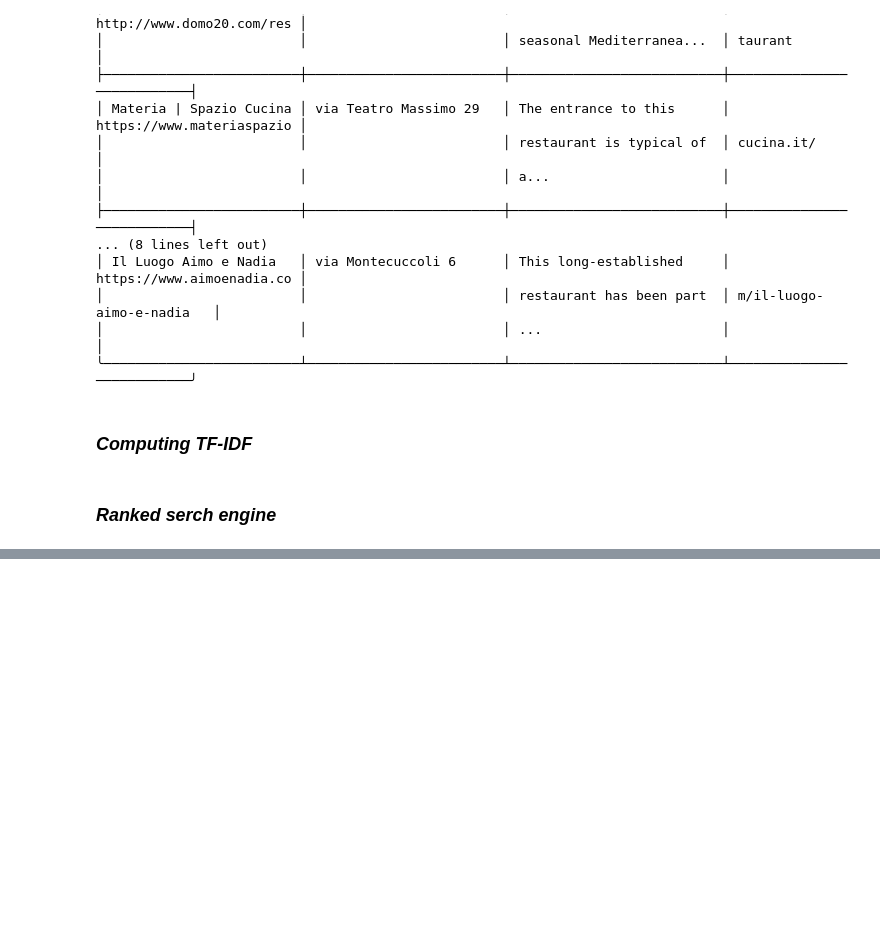
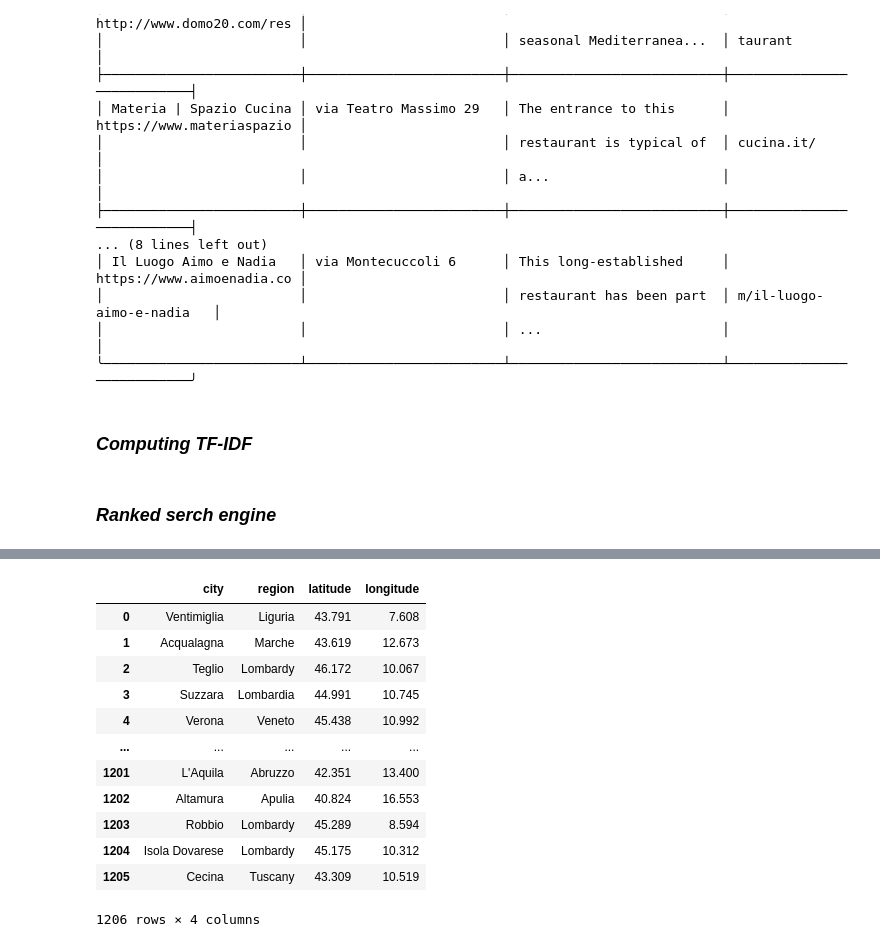
Before and after one commit to khalmatay/michelin-search-engine, a Jupyter notebook: main.ipynb, the cells around one changed output, grey strips where cells are left out. Cells and saved outputs as stored; diff of their text form; code cells hidden in the pictures; blank space fills up the shorter version.

```diff
--- a/main.ipynb
+++ b/main.ipynb
@@ -108,0 +170,17 @@ We found 15 matches!
+# %%
+cities_region = pd.read_csv("italy_cities_regions.tsv", sep="\t", header=0)
+cities_region
+# %% [output]
+|  | city | region | latitude | longitude |
+| 0 | Ventimiglia | Liguria | 43.791 | 7.608 |
+| 1 | Acqualagna | Marche | 43.619 | 12.673 |
+| 2 | Teglio | Lombardy | 46.172 | 10.067 |
+| 3 | Suzzara | Lombardia | 44.991 | 10.745 |
+| 4 | Verona | Veneto | 45.438 | 10.992 |
+| ... | ... | ... | ... | ... |
+| 1201 | L'Aquila | Abruzzo | 42.351 | 13.400 |
+| 1202 | Altamura | Apulia | 40.824 | 16.553 |
+| 1203 | Robbio | Lombardy | 45.289 | 8.594 |
+| 1204 | Isola Dovarese | Lombardy | 45.175 | 10.312 |
+| 1205 | Cecina | Tuscany | 43.309 | 10.519 |
+1206 rows × 4 columns
```
Also changed, not shown: parts of 14 cells of this notebook, 3 other files.
